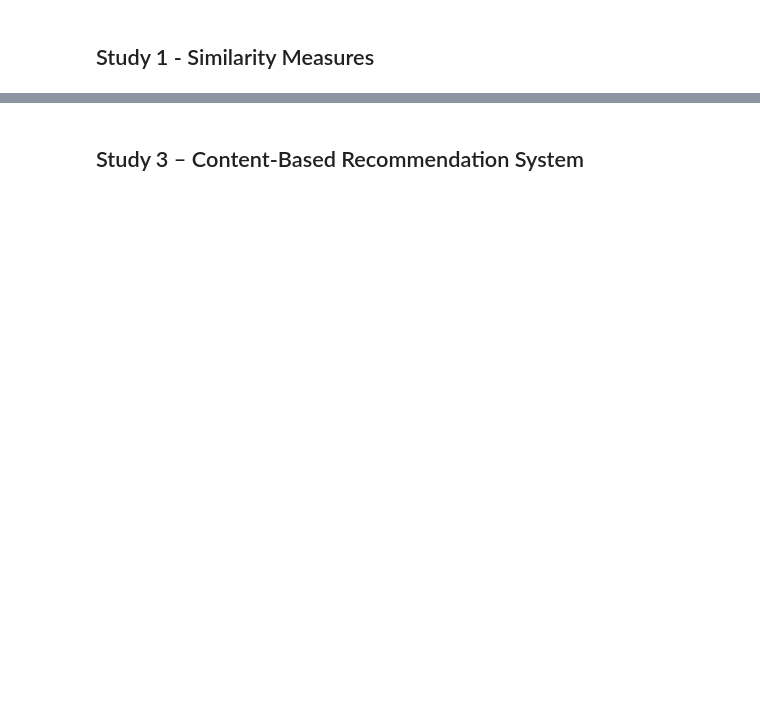
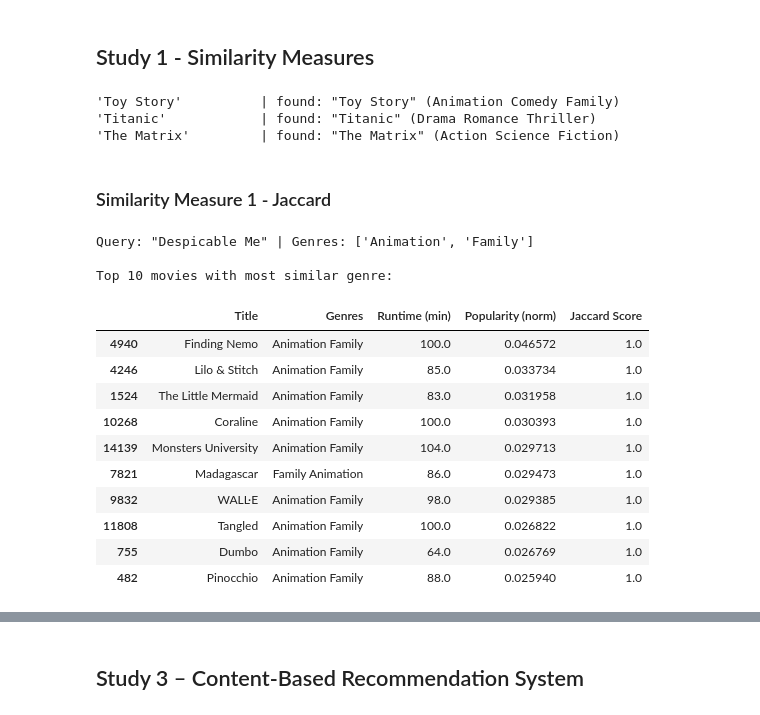
Before and after one commit to JCoji/DataScienceA2, a Jupyter notebook: A4 - Jonthan Cojita, Lucas Gavura.ipynb, the cells around one changed output, grey strips where cells are left out. Drawn from its saved outputs; the diff is of its cells as text; code cells hidden in the pictures; blank space fills up the shorter version.

```diff
--- a/A4 - Jonthan Cojita, Lucas Gavura.ipynb
+++ b/A4 - Jonthan Cojita, Lucas Gavura.ipynb
@@ -51,7 +51,7 @@ path = kagglehub.dataset_download(
     "rounakbanik/the-movies-dataset"
 )
 
-df_raw = pd.read_csv(f"{path}/movies_metadata.csv:")
+df_raw = pd.read_csv(f"{path}/movies_metadata.csv")
 
 #Preview the dataset and info about the columns and data types
 print(df_raw.head())
@@ -174,2 +256,73 @@ df[num_cols].describe().round(3)
 # %% [markdown]
 ## Study 1 - Similarity Measures
+# %%
+#helper function to help retrieve movies
+def find_movie(title_query, df):
+    #Find a movie by title return error if not found
+    mask = df['title'].str.contains(title_query, case=False, na=False)
+    matches = df[mask]
+    if len(matches) == 0:
+        raise ValueError(f'No movie found matching: "{title_query}"')
+    # Tiebreaker if identical
+    return matches.sort_values('vote_count', ascending=False).iloc[0]
+
+# Testing
+for title in ['Toy Story', 'Titanic', 'The Matrix']:
+    m = find_movie(title, df)
+    print(f'{title!r:20s} | found: "{m["title"]}" ({m["genres_str"]})')
+# %% [output]
+'Toy Story'          | found: "Toy Story" (Animation Comedy Family)
+'Titanic'            | found: "Titanic" (Drama Romance Thriller)
+'The Matrix'         | found: "The Matrix" (Action Science Fiction)
+# %% [markdown]
+### Similarity Measure 1 - Jaccard
+# %%
+# Compute Jaccard similarity between two sets.
+def jaccard_similarity(set_a, set_b):
+    a, b = set(set_a), set(set_b)
+    if not a and not b:
+        return 1.0  # edge case if both are empty
+    intersection = len(a & b)
+    union = len(a | b)
+    return intersection / union
+
+# Find the top-N movies most similar in genre to the query
+def top_by_genre(query_title, df, n=10):
+
+    query_movie = find_movie(query_title, df)
+    query_genres = query_movie['genres_list']
+    query_id = query_movie.name  # index
+
+    df_other = df[df.index != query_id].copy()
+    df_other['jaccard_score'] = df_other['genres_list'].apply(
+        lambda g: jaccard_similarity(query_genres, g)
+    )
+
+    top = (
+        df_other.sort_values(['jaccard_score', 'popularity_filled'], ascending=[False, False])
+        .head(n)[['title', 'genres_str', 'runtime', 'popularity_filled', 'jaccard_score']]
+    )
+    top.columns = ['Title', 'Genres', 'Runtime (min)', 'Popularity (norm)', 'Jaccard Score']
+    return query_movie['title'], query_genres, top
+
+
+# Finding top 10
+qname, qgenres, result1 = top_by_genre('Despicable Me', df)
+print(f'Query: "{qname}" | Genres: {qgenres}')
+print(f'\nTop 10 movies with most similar genre:')
+result1
+# %% [output]
+Query: "Despicable Me" | Genres: ['Animation', 'Family']
+
+Top 10 movies with most similar genre:
+|  | Title | Genres | Runtime (min) | Popularity (norm) | Jaccard Score |
+| 4940 | Finding Nemo | Animation Family | 100.0 | 0.046572 | 1.0 |
+| 4246 | Lilo & Stitch | Animation Family | 85.0 | 0.033734 | 1.0 |
+| 1524 | The Little Mermaid | Animation Family | 83.0 | 0.031958 | 1.0 |
+| 10268 | Coraline | Animation Family | 100.0 | 0.030393 | 1.0 |
+| 14139 | Monsters University | Animation Family | 104.0 | 0.029713 | 1.0 |
+| 7821 | Madagascar | Family Animation | 86.0 | 0.029473 | 1.0 |
+| 9832 | WALL·E | Animation Family | 98.0 | 0.029385 | 1.0 |
+| 11808 | Tangled | Animation Family | 100.0 | 0.026822 | 1.0 |
+| 755 | Dumbo | Animation Family | 64.0 | 0.026769 | 1.0 |
+| 482 | Pinocchio | Animation Family | 88.0 | 0.025940 | 1.0 |
```
Also changed, not shown: parts of 21 cells of this notebook.
